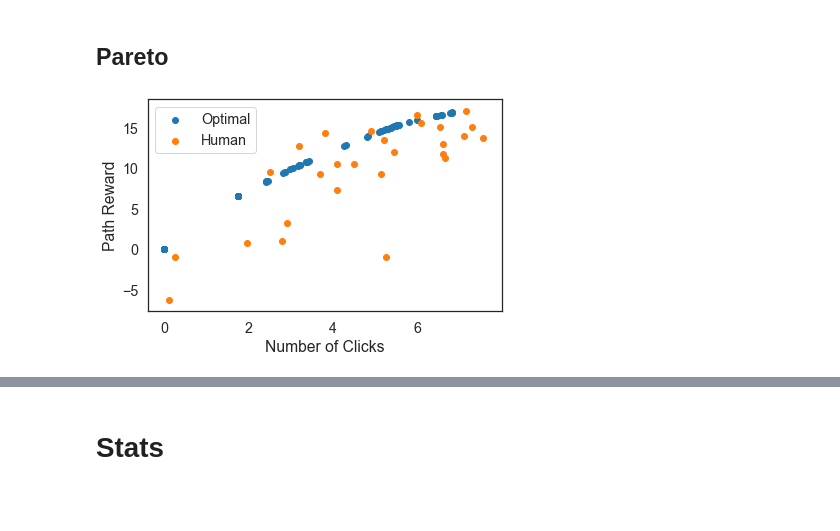
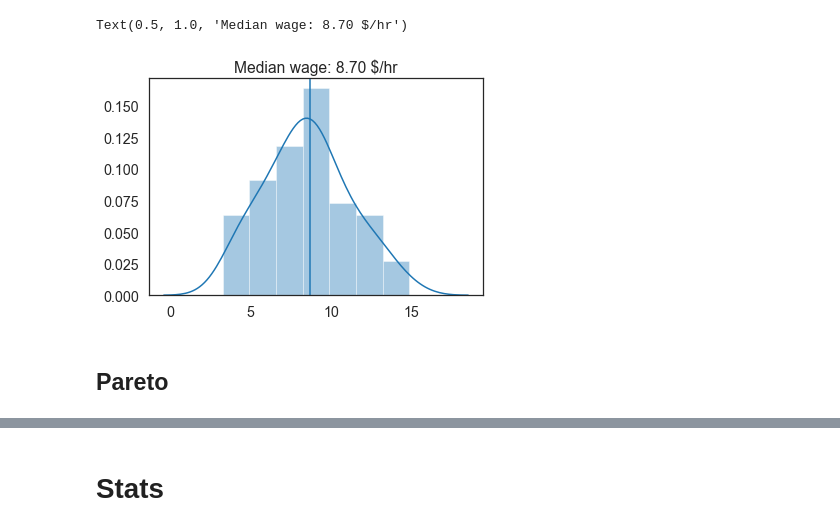
Before and after one commit to fredcallaway/rational-resources-planning, a Jupyter notebook: plots.ipynb, the cells around one changed output, grey strips where cells are left out. Cells and saved outputs as stored; diff of their text form; code cells hidden in the pictures; blank space fills up the shorter version.

```diff
--- a/plots.ipynb
+++ b/plots.ipynb
@@ -37,13 +62,12 @@ def savefig(name, tight=True):
+# %%
+bonus = pdf.final_bonus
+wage = 60 * (bonus + 0.5) / total_time
+sns.distplot(wage)
+m = wage.median()
+plt.axvline(m)
+plt.title(f'Median wage: {m:.2f} $/hr')
+# %% [output]
+Text(0.5, 1.0, 'Median wage: 8.70 $/hr')
+[figure, added]
 # %% [markdown]
 ## Pareto
-# %%
-human = data.groupby('wid')[['n_click', 'raw_reward']].mean()
-opt = pd.read_csv(f"model/results/{EXPERIMENT}/pareto/optimal.csv")
-plt.scatter(opt.clicks, opt.reward, label='Optimal')
-plt.scatter(human.n_click, human.raw_reward, label='Human')
-plt.ylabel("Path Reward")
-plt.xlabel("Number of Clicks")
-plt.legend()
-savefig('pareto')
-# %% [output]
-[figure, removed]
```
Also changed, not shown: parts of 21 cells of this notebook, 18 other files.
